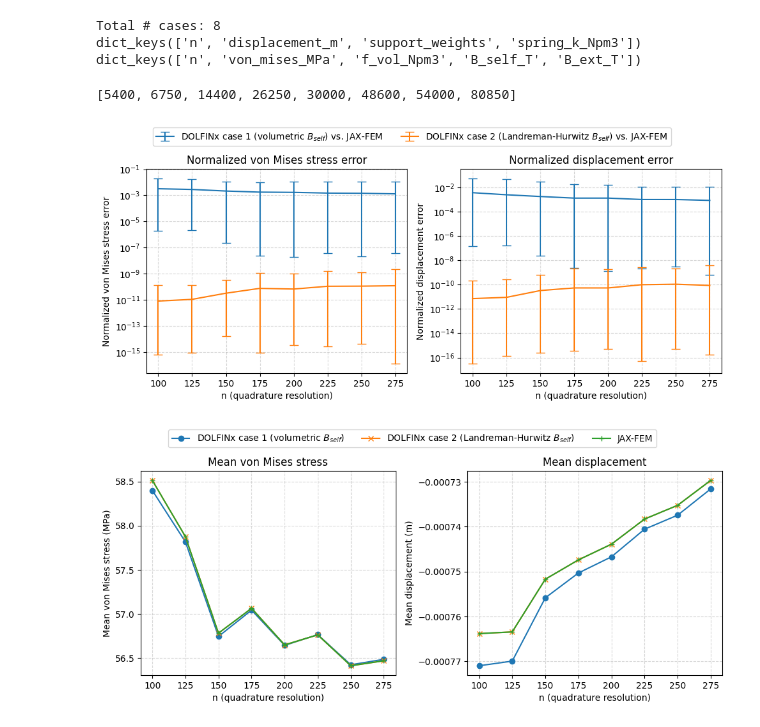
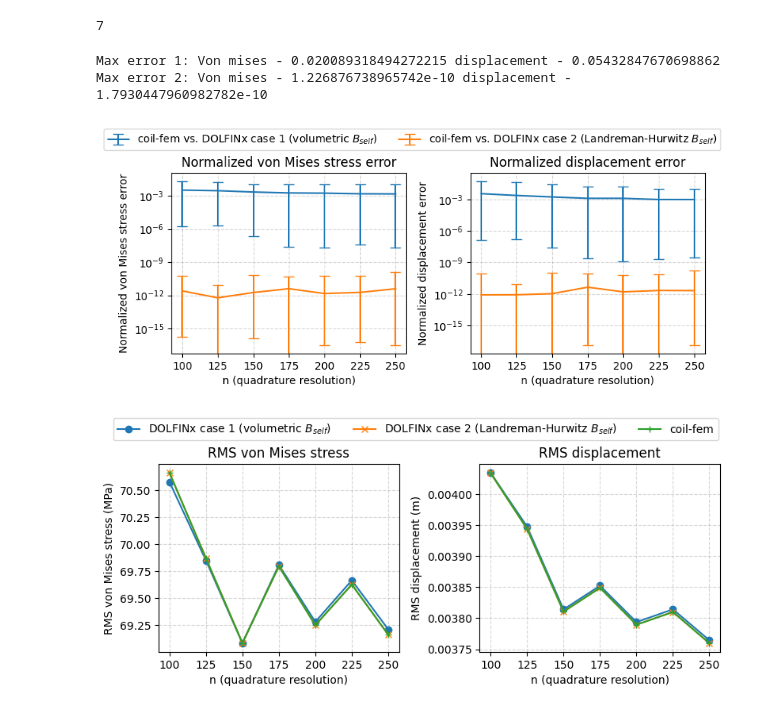
Before and after one commit to lankef/fem-data, a Jupyter notebook: w7x-convergence/plotting.ipynb, the cells around one changed output. Drawn from its saved outputs; the diff is of its cells as text; code cells hidden in the pictures.

Commit message:
updating plotting

```diff
--- a/w7x-convergence/plotting.ipynb
+++ b/w7x-convergence/plotting.ipynb
@@ -9,6 +9,7 @@ import matplotlib.pyplot as plt
 # Paths — adjust BASE if running the notebook from a different working directory
 BASE        = Path(".")
 DATA_DIR    = BASE / "w7x_coil_0_data"     # coilforce VTU outputs
+PETSC_DIR   = BASE / "w7x_coil_0_data_petsc"     # coilforce VTU outputs
 DOLFINX_DIR = BASE / "w7x_coil_0_dolfinx"  # dolfinx validation VTU outputs
 
 COIL_ID = 0  # index of the base coil to load (coil_00_*)
@@ -66,6 +67,17 @@ def load_vtu(path: Path) -> tuple[dict, dict]:
     mesh = meshio.read(str(path))
     node_dict = dict(mesh.point_data)
     cell_dict = {k: v[0] for k, v in mesh.cell_data.items()}
+    # --- geometry for volume-weighted reductions (tet corner volumes) ---
+    # First 4 nodes are the tet corners for both 'tetra' and 'tetra10' blocks.
+    conn4 = mesh.cells[0].data[:, :4]
+    p = mesh.points[conn4]                       # (n_cells, 4, 3)
+    vol = np.abs(np.einsum(
+        "ci,ci->c",
+        np.cross(p[:, 1] - p[:, 0], p[:, 2] - p[:, 0]),
+        p[:, 3] - p[:, 0],
+    )) / 6.0
+    cell_dict["conn"]   = conn4
+    cell_dict["volume"] = vol
     return node_dict, cell_dict
 # %%
 # --- Node-level lists (point data: displacement, support weights, ...) ---
@@ -158,19 +161,10 @@ dfx_B_timings
-# %%
-# Node data
-print('Total # cases:', len(dfx_A_nodes))
-print(dfx_A_nodes[0].keys())
-print(dfx_A_cells[0].keys())
-# %% [output]
-Total # cases: 8
-dict_keys(['n', 'displacement_m', 'support_weights', 'spring_k_Npm3'])
-dict_keys(['n', 'von_mises_MPa', 'f_vol_Npm3', 'B_self_T', 'B_ext_T'])
 # %%
 # Calculating cell numbers
 n_cells = [c['von_mises_MPa'].size for c in dfx_A_cells]
-# %%
-n_cells
-# %% [output]
-[5400, 6750, 14400, 26250, 30000, 48600, 54000, 80850]
+# %%
+len(cf_nodes)
+# %% [output]
+7
 # %%
 max_err_displacement_A = []
 max_err_displacement_B = []
@@ -218,63 +212,75 @@ med_err_displacement_B = np.array(med_err_displacement_B)
 med_err_von_mises_A = np.array(med_err_von_mises_A)
 med_err_von_mises_B = np.array(med_err_von_mises_B)
 # %%
+print('Max error 1: Von mises -', np.max(max_err_von_mises_A), 'displacement -', np.max(max_err_displacement_A))
+print('Max error 2: Von mises -', np.max(max_err_von_mises_B), 'displacement -', np.max(max_err_displacement_B))
 labels = [
-    "DOLFINx case 1 (volumetric $B_{self}$) vs. JAX-FEM",
-    "DOLFINx case 2 (Landreman-Hurwitz $B_{self}$) vs. JAX-FEM",
+    "coil-fem vs. DOLFINx case 1 (volumetric $B_{self}$)",
+    "coil-fem vs. DOLFINx case 2 (Landreman-Hurwitz $B_{self}$)",
 ]
-fig, axs = plt.subplots(ncols=2, figsize=(10, 5))
+fig, axs = plt.subplots(ncols=2, figsize=(8, 4))
 axs[0].errorbar(ns, med_err_von_mises_A, (med_err_von_mises_A-min_err_von_mises_A, max_err_von_mises_A-med_err_von_mises_A), label=labels[0], capsize=5)
 axs[0].errorbar(ns, med_err_von_mises_B, (med_err_von_mises_B-min_err_von_mises_B, max_err_von_mises_B-med_err_von_mises_B), label=labels[1], capsize=5)
 axs[0].set_xlabel("n (quadrature resolution)")
 axs[0].set_ylabel("Normalized von Mises stress error")
 axs[0].set_yscale("log")
 axs[0].set_title("Normalized von Mises stress error")
 axs[0].grid(True, linestyle="--", alpha=0.5)
 axs[1].errorbar(ns, med_err_displacement_A, (med_err_displacement_A-min_err_displacement_A, max_err_displacement_A-med_err_displacement_A), label=labels[0], capsize=5)
 axs[1].errorbar(ns, med_err_displacement_B, (med_err_displacement_B-min_err_displacement_B, max_err_displacement_B-med_err_displacement_B), label=labels[1], capsize=5)
 axs[1].set_xlabel("n (quadrature resolution)")
 axs[1].set_ylabel("Normalized displacement error")
 axs[1].set_title("Normalized displacement error")
 axs[1].set_yscale("log")
 axs[1].grid(True, linestyle="--", alpha=0.5)
 
 handles, lgd_labels = axs[0].get_legend_handles_labels()
 fig.legend(handles, lgd_labels, loc="upper center",
            ncol=len(lgd_labels), bbox_to_anchor=(0.5, 0.9))
 fig.tight_layout(rect=[0, 0, 1, 0.83])   # reserve top ~17% for the legend
 plt.savefig('../figures/bench-error.pdf', bbox_inches='tight')
 plt.show()
 # %% [output]
+Max error 1: Von mises - 0.020089318494272215 displacement - 0.05432847670698862
+Max error 2: Von mises - 1.226876738965742e-10 displacement - 1.7930447960982782e-10
-[figure, old version]
+[figure, new version]
 # %%
 labels = [
     "DOLFINx case 1 (volumetric $B_{self}$)",
     "DOLFINx case 2 (Landreman-Hurwitz $B_{self}$)",
-    "JAX-FEM",
+    "coil-fem",
 ]
 cells = [dfx_A_cells, dfx_B_cells, cf_cells]
 nodes = [dfx_A_nodes, dfx_B_nodes, cf_nodes]   # <-- reordered, see note below
 markers = ['o', 'x', '+']
 
-fig, axs = plt.subplots(ncols=2, figsize=(10, 5))
+fig, axs = plt.subplots(ncols=2, figsize=(8, 4))
 for i in range(len(labels)):
     label, cell = labels[i], cells[i]
-    ns  = [d["n"]                    for d in cell]
-    vms = [d["von_mises_MPa"].mean() for d in cell]
+    ns  = [d["n"] for d in cell]
+    # von Mises is one value per cell -> volume-weighted RMS = sqrt(sum(vm^2 V)/sum(V))
+    vms = [np.sqrt(np.sum(d["von_mises_MPa"]**2 * d["volume"]) / np.sum(d["volume"]))
+           for d in cell]
     axs[0].plot(ns, vms, marker=markers[i], label=label)
 axs[0].set_xlabel("n (quadrature resolution)")
-axs[0].set_ylabel("Mean von Mises stress (MPa)")
-axs[0].set_title("Mean von Mises stress")
+axs[0].set_ylabel("RMS von Mises stress (MPa)")
+axs[0].set_title("RMS von Mises stress")
 axs[0].grid(True, linestyle="--", alpha=0.5)
 
 for i in range(len(labels)):
-    label, node = labels[i], nodes[i]
-    ns  = [d["n"]                     for d in node]
-    vms = [d["displacement_m"].mean() for d in node]
-    axs[1].plot(ns, vms, marker=markers[i], label=label)
+    label, node, cell = labels[i], nodes[i], cells[i]
+    ns  = [d["n"] for d in node]
+    # |u| is a nodal field; average |u|^2 over each cell's corner nodes, then
+    # volume-weight: sqrt(sum(<|u|^2>_cell V)/sum(V)).
+    rms = []
+    for nd, cd in zip(node, cell):
+        dmag      = np.linalg.norm(nd["displacement_m"], axis=-1)   # (n_nodes,)
+        cell_mean = (dmag[cd["conn"]]**2).mean(axis=1)              # (n_cells,)
+        rms.append(np.sqrt(np.sum(cell_mean * cd["volume"]) / np.sum(cd["volume"])))
+    axs[1].plot(ns, rms, marker=markers[i], label=label)
 axs[1].set_xlabel("n (quadrature resolution)")
-axs[1].set_ylabel("Mean displacement (m)")
-axs[1].set_title("Mean displacement")
+axs[1].set_ylabel("RMS displacement (m)")
+axs[1].set_title("RMS displacement")
 axs[1].grid(True, linestyle="--", alpha=0.5)
 
 handles, lgd_labels = axs[0].get_legend_handles_labels()
@@ -284,4 +290,4 @@ fig.tight_layout(rect=[0, 0, 1, 0.83])
 plt.savefig('../figures/bench-conv.pdf', bbox_inches='tight')
 plt.show()
 # %% [output]
-[figure, old version]
+[figure, new version]
```
Also changed, not shown: parts of 5 cells of this notebook.
